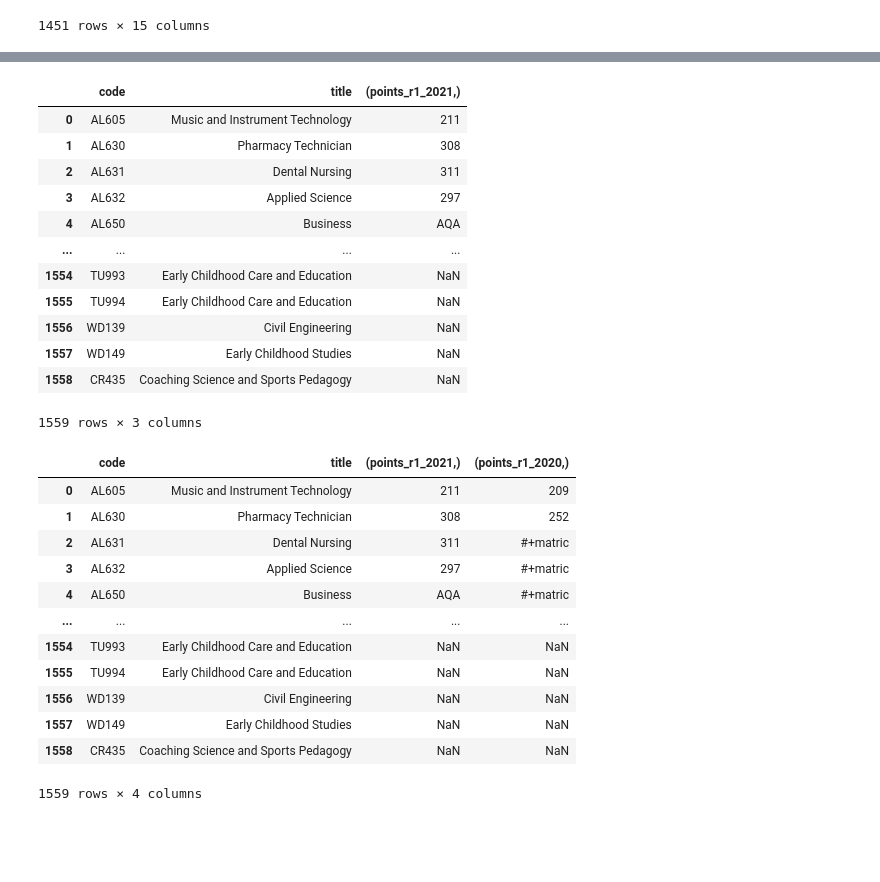
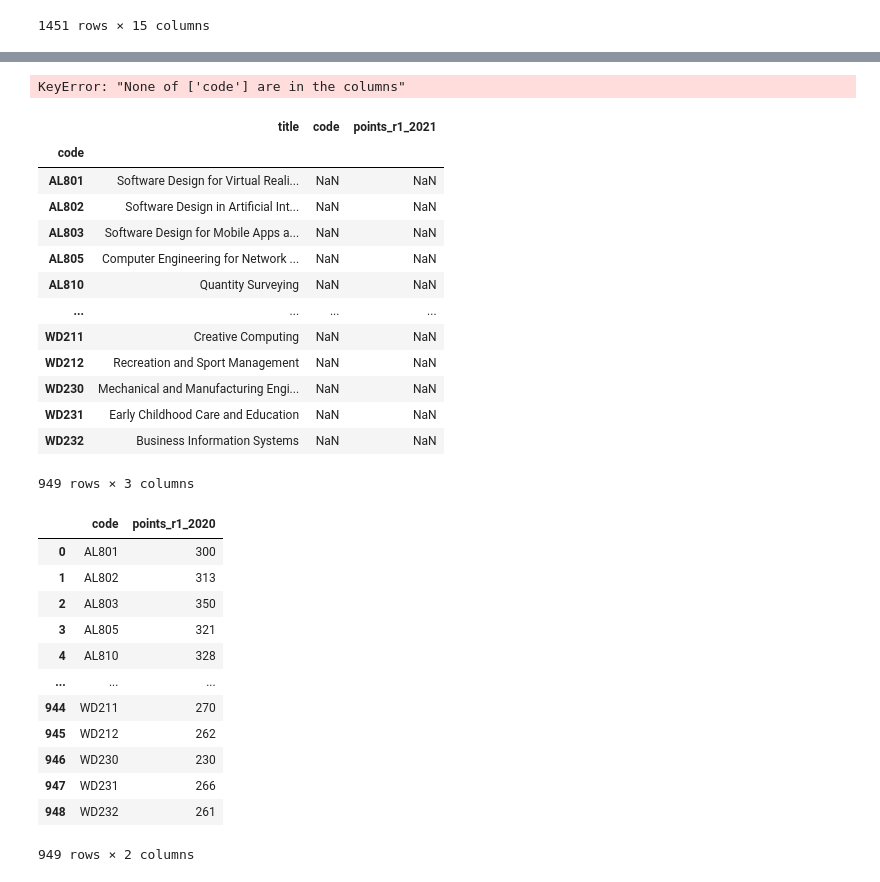
Before and after one commit to susehenry/Fundamentals-of-Data-Analysis, a Jupyter notebook: CAO_Points.ipynb, the cells around one changed output, grey strips where cells are left out. Drawn from its saved outputs; the diff is of its cells as text; code cells hidden in the pictures; blank space fills up the shorter version.

Commit message:
trying to fix issues with joining points

```diff
--- a/CAO_Points.ipynb
+++ b/CAO_Points.ipynb
@@ -76,0 +142,3 @@ path2020
+# %%
+df2020 = pd.read_csv('cao.csv20220111_211710.csv')
+df2020
@@ -292,0 +452,11 @@ path2021
+# %%
+
+
+df2021_r1 = df[['code', 'pointsR1']]
+df2021.columns = ['code', 'points_r1_2021']
+df2021_r1
+
+#df2021_r1.set_index('code', inplace=True)
+#df2021_r1
+# %% [output]
+KeyError: "None of ['code'] are in the columns"
@@ -293,38 +465,39 @@ path2021
 # %%
-allcourses = allcourses.join(path2021[['points_r1_2021']] )
+
+
+allcourses = allcourses.join(df2021_r1[['code','points_r1_2021']] )
 allcourses
 # %% [output]
-|  | code | title | (points_r1_2021,) |
-| 0 | AL605 | Music and Instrument Technology | 211 |
-| 1 | AL630 | Pharmacy Technician | 308 |
-| 2 | AL631 | Dental Nursing | 311 |
-| 3 | AL632 | Applied Science | 297 |
-| 4 | AL650 | Business | AQA |
+|  | title | code | points_r1_2021 |
+| code |  |  |  |
+| AL801 | Software Design for Virtual Reali... | NaN | NaN |
+| AL802 | Software Design in Artificial Int... | NaN | NaN |
+| AL803 | Software Design for Mobile Apps a... | NaN | NaN |
+| AL805 | Computer Engineering for Network ... | NaN | NaN |
+| AL810 | Quantity Surveying | NaN | NaN |
 | ... | ... | ... | ... |
-| 1554 | TU993 | Early Childhood Care and Education | NaN |
-| 1555 | TU994 | Early Childhood Care and Education | NaN |
-| 1556 | WD139 | Civil Engineering | NaN |
-| 1557 | WD149 | Early Childhood Studies | NaN |
-| 1558 | CR435 | Coaching Science and Sports Pedagogy | NaN |
+| WD211 | Creative Computing | NaN | NaN |
+| WD212 | Recreation and Sport Management | NaN | NaN |
+| WD230 | Mechanical and Manufacturing Engi... | NaN | NaN |
+| WD231 | Early Childhood Care and Education | NaN | NaN |
+| WD232 | Business Information Systems | NaN | NaN |
-1559 rows × 3 columns
+949 rows × 3 columns
 # %%
-path2020.set_index ('code')
-path2020.columns = [['code', 'points_r1_2020']]
-
-allcourses = allcourses.join(path2020[['points_r1_2020']] )
-allcourses
+df2020_r1 = df2020[['code', 'pointsR1']]
+df2020_r1.columns = ['code', 'points_r1_2020']
+df2020_r1
 # %% [output]
-|  | code | title | (points_r1_2021,) | (points_r1_2020,) |
-| 0 | AL605 | Music and Instrument Technology | 211 | 209 |
-| 1 | AL630 | Pharmacy Technician | 308 | 252 |
-| 2 | AL631 | Dental Nursing | 311 | #+matric |
-| 3 | AL632 | Applied Science | 297 | #+matric |
-| 4 | AL650 | Business | AQA | #+matric |
-| ... | ... | ... | ... | ... |
-| 1554 | TU993 | Early Childhood Care and Education | NaN | NaN |
-| 1555 | TU994 | Early Childhood Care and Education | NaN | NaN |
-| 1556 | WD139 | Civil Engineering | NaN | NaN |
-| 1557 | WD149 | Early Childhood Studies | NaN | NaN |
-| 1558 | CR435 | Coaching Science and Sports Pedagogy | NaN | NaN |
+|  | code | points_r1_2020 |
+| 0 | AL801 | 300 |
+| 1 | AL802 | 313 |
+| 2 | AL803 | 350 |
+| 3 | AL805 | 321 |
+| 4 | AL810 | 328 |
+| ... | ... | ... |
+| 944 | WD211 | 270 |
+| 945 | WD212 | 262 |
+| 946 | WD230 | 230 |
+| 947 | WD231 | 266 |
+| 948 | WD232 | 261 |
-1559 rows × 4 columns
+949 rows × 2 columns
 # %%
```
Also changed, not shown: parts of 48 cells of this notebook, 36 other files.
